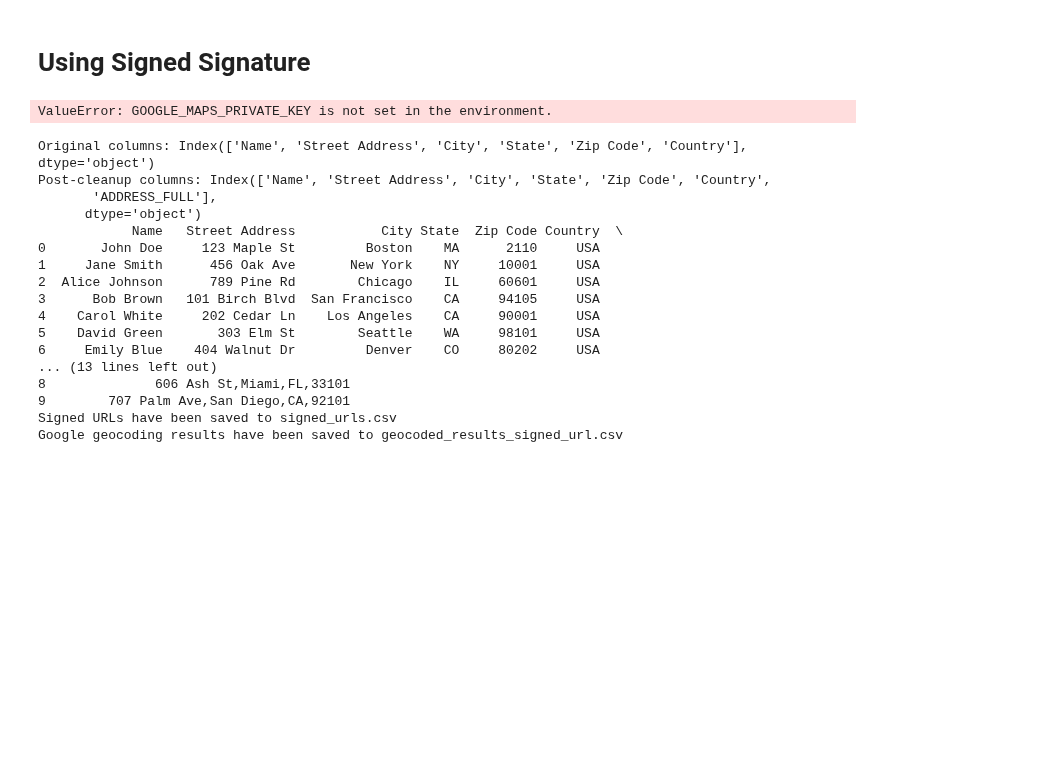
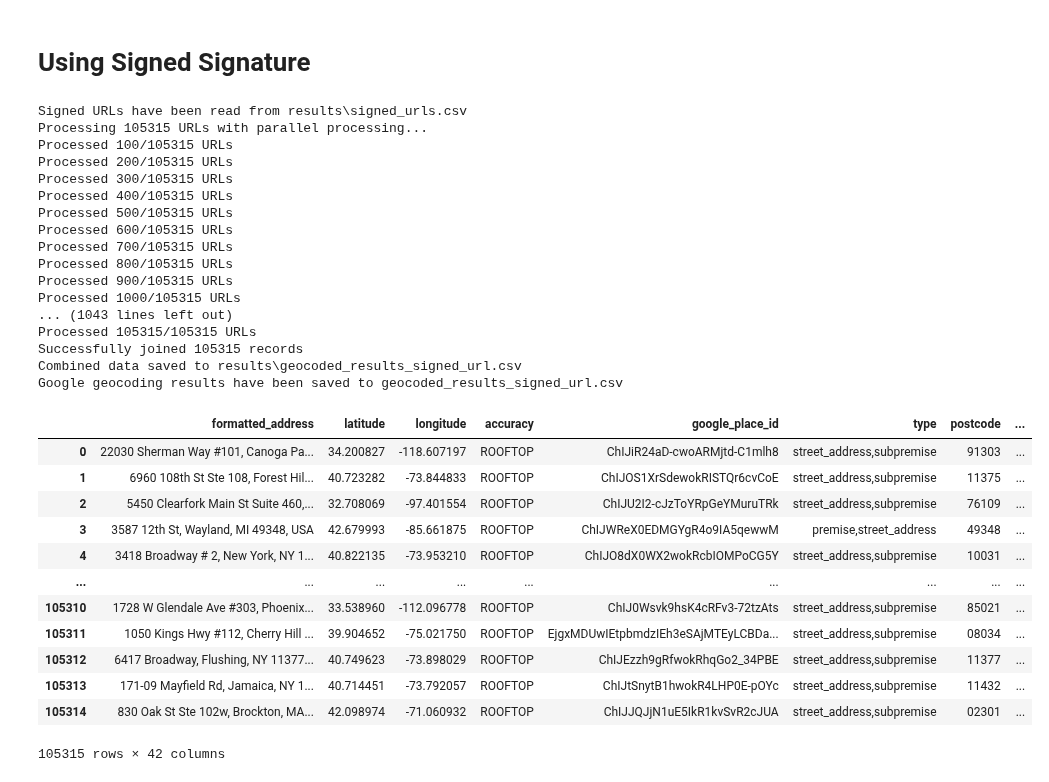
Before and after one commit to MVanDenburg92/Google_Maps_Geocoder, a Jupyter notebook: Examples/Google_Maps_Geocoder_Test.ipynb, the cells around one changed output. Drawn from its saved outputs; the diff is of its cells as text; code cells hidden in the pictures; blank space fills up the shorter version.

Commit message:
Updated code to include the sability to split the geocoder from the signed url component. Aslo, added in error handling.

```diff
--- a/Examples/Google_Maps_Geocoder_Test.ipynb
+++ b/Examples/Google_Maps_Geocoder_Test.ipynb
@@ -46,41 +28,51 @@ Successfully retrieved results for address: High Plains Business Park,South Gree
 # %% [markdown]
 # Using Signed Signature
-# %%
-import os
-
-private_key = os.getenv("GOOGLE_MAPS_PRIVATE_KEY")
-if not private_key:
-    raise ValueError("GOOGLE_MAPS_PRIVATE_KEY is not set in the environment.")
-# %% [output]
-ValueError: GOOGLE_MAPS_PRIVATE_KEY is not set in the environment.
 # %%
 # Import necessary function
 from google_maps_geocoder.geocode_signed_url import signed_url_geocode
+import os
+from concurrent.futures import ThreadPoolExecutor
 
+
+private_key = os.getenv("GOOGLE_MAPS_PRIVATE_KEY")
+if not private_key:
+    raise ValueError("GOOGLE_MAPS_PRIVATE_KEY is not set in the environment.")
 # Define parameters
-input_file = r".\example_address.csv"
+input_file = r"C:\Users\Miles.Vandenburg\Documents\C&W\Client_Work\McKesson\2025\0125-McKesson_DataScrub\Definitive_Healthcare\PhysicianGroupPracticeLocations_Active_0425_FilteredSpec_NotOwnedHospital.csv"
 output_file = 'geocoded_results_signed_url.csv'
-private_key = "DWwe1bNM9xGWQSOLW_nBU8JRYA0="
 base_url = "http://maps.googleapis.com/maps/api/geocode/json"
 client = "gme-cushmanwakefield"
 channel = "GBC"
 # Run the script
-signed_url_geocode(input_file, output_file, private_key, base_url, client, channel)
+signed_url_geocode(input_file, output_file, private_key, base_url, client, channel, geocode_only = True)
 # %% [output]
-Original columns: Index(['Name', 'Street Address', 'City', 'State', 'Zip Code', 'Country'], dtype='object')
-Post-cleanup columns: Index(['Name', 'Street Address', 'City', 'State', 'Zip Code', 'Country',
-       'ADDRESS_FULL'],
-      dtype='object')
-            Name   Street Address           City State  Zip Code Country  \
-0       John Doe     123 Maple St         Boston    MA      2110     USA
-1     Jane Smith      456 Oak Ave       New York    NY     10001     USA
-2  Alice Johnson      789 Pine Rd        Chicago    IL     60601     USA
-3      Bob Brown   101 Birch Blvd  San Francisco    CA     94105     USA
-4    Carol White     202 Cedar Ln    Los Angeles    CA     90001     USA
-5    David Green       303 Elm St        Seattle    WA     98101     USA
-6     Emily Blue    404 Walnut Dr         Denver    CO     80202     USA
-... (13 lines left out)
-8              606 Ash St,Miami,FL,33101
-9        707 Palm Ave,San Diego,CA,92101
-Signed URLs have been saved to signed_urls.csv
+Signed URLs have been read from results\signed_urls.csv
+Processing 105315 URLs with parallel processing...
+Processed 100/105315 URLs
+Processed 200/105315 URLs
+Processed 300/105315 URLs
+Processed 400/105315 URLs
+Processed 500/105315 URLs
+Processed 600/105315 URLs
+Processed 700/105315 URLs
+Processed 800/105315 URLs
+Processed 900/105315 URLs
+Processed 1000/105315 URLs
+... (1043 lines left out)
+Processed 105315/105315 URLs
+Successfully joined 105315 records
+Combined data saved to results\geocoded_results_signed_url.csv
 Google geocoding results have been saved to geocoded_results_signed_url.csv
+|  | formatted_address | latitude | longitude | accuracy | google_place_id | type | postcode | ... |
+| 0 | 22030 Sherman Way #101, Canoga Pa... | 34.200827 | -118.607197 | ROOFTOP | ChIJiR24aD-cwoARMjtd-C1mlh8 | street_address,subpremise | 91303 | ... |
+| 1 | 6960 108th St Ste 108, Forest Hil... | 40.723282 | -73.844833 | ROOFTOP | ChIJOS1XrSdewokRISTQr6cvCoE | street_address,subpremise | 11375 | ... |
+| 2 | 5450 Clearfork Main St Suite 460,... | 32.708069 | -97.401554 | ROOFTOP | ChIJU2I2-cJzToYRpGeYMuruTRk | street_address,subpremise | 76109 | ... |
+| 3 | 3587 12th St, Wayland, MI 49348, USA | 42.679993 | -85.661875 | ROOFTOP | ChIJWReX0EDMGYgR4o9IA5qewwM | premise,street_address | 49348 | ... |
+| 4 | 3418 Broadway # 2, New York, NY 1... | 40.822135 | -73.953210 | ROOFTOP | ChIJO8dX0WX2wokRcbIOMPoCG5Y | street_address,subpremise | 10031 | ... |
+| ... | ... | ... | ... | ... | ... | ... | ... | ... |
+| 105310 | 1728 W Glendale Ave #303, Phoenix... | 33.538960 | -112.096778 | ROOFTOP | ChIJ0Wsvk9hsK4cRFv3-72tzAts | street_address,subpremise | 85021 | ... |
+| 105311 | 1050 Kings Hwy #112, Cherry Hill ... | 39.904652 | -75.021750 | ROOFTOP | EjgxMDUwIEtpbmdzIEh3eSAjMTEyLCBDa... | street_address,subpremise | 08034 | ... |
+| 105312 | 6417 Broadway, Flushing, NY 11377... | 40.749623 | -73.898029 | ROOFTOP | ChIJEzzh9gRfwokRhqGo2_34PBE | street_address,subpremise | 11377 | ... |
+| 105313 | 171-09 Mayfield Rd, Jamaica, NY 1... | 40.714451 | -73.792057 | ROOFTOP | ChIJtSnytB1hwokR4LHP0E-pOYc | street_address,subpremise | 11432 | ... |
+| 105314 | 830 Oak St Ste 102w, Brockton, MA... | 42.098974 | -71.060932 | ROOFTOP | ChIJJQJjN1uE5IkR1kvSvR2cJUA | street_address,subpremise | 02301 | ... |
+105315 rows × 42 columns
```
Also changed, not shown: parts of 1 cell of this notebook, 2 other files.
